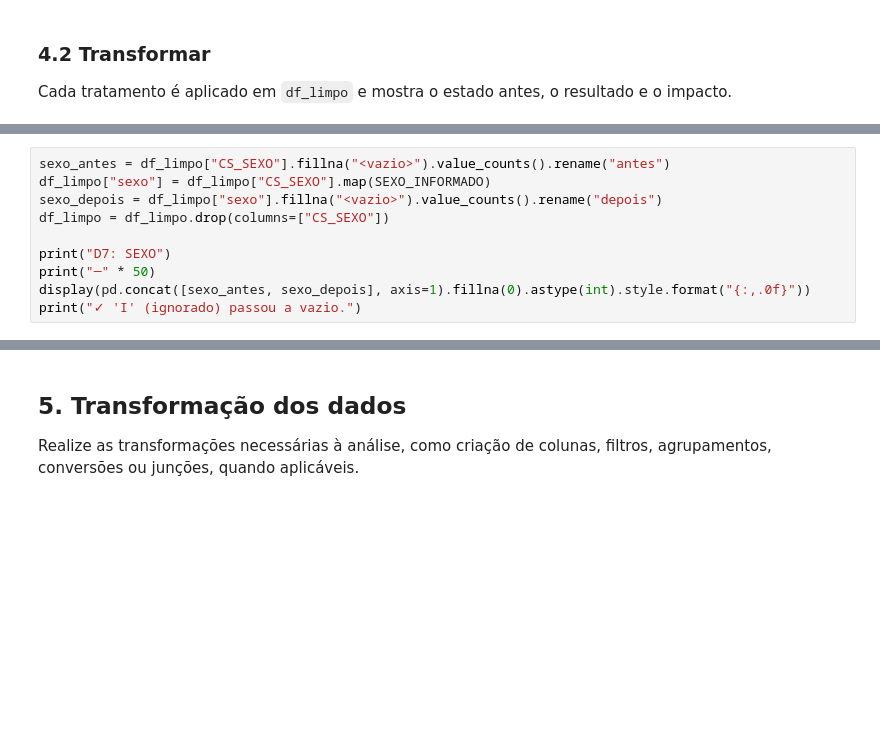
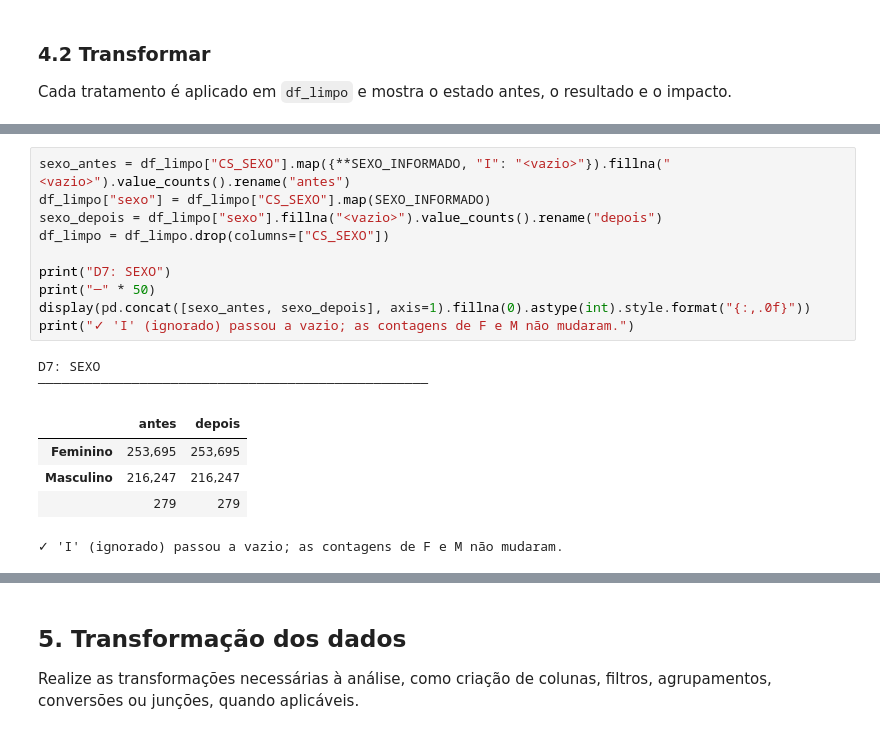
Before and after one commit to JoaoVictorCarvalho07/api-dados-abertos-saude, a Jupyter notebook: ra1/ra1_dengue_2026.ipynb, the cells around one changed output, grey strips where cells are left out. Drawn from its saved outputs; the diff is of its cells as text; blank space fills up the shorter version.

```diff
--- a/ra1/ra1_dengue_2026.ipynb
+++ b/ra1/ra1_dengue_2026.ipynb
@@ -583,13 +850,21 @@ print("✓ Exemplos: 4026 → 26 anos | 3008 → 0 anos (8 meses)")
 # %%
-sexo_antes = df_limpo["CS_SEXO"].fillna("<vazio>").value_counts().rename("antes")
+sexo_antes = df_limpo["CS_SEXO"].map({**SEXO_INFORMADO, "I": "<vazio>"}).fillna("<vazio>").value_counts().rename("antes")
 df_limpo["sexo"] = df_limpo["CS_SEXO"].map(SEXO_INFORMADO)
 sexo_depois = df_limpo["sexo"].fillna("<vazio>").value_counts().rename("depois")
 df_limpo = df_limpo.drop(columns=["CS_SEXO"])
 
 print("D7: SEXO")
 print("─" * 50)
 display(pd.concat([sexo_antes, sexo_depois], axis=1).fillna(0).astype(int).style.format("{:,.0f}"))
-print("✓ 'I' (ignorado) passou a vazio.")
+print("✓ 'I' (ignorado) passou a vazio; as contagens de F e M não mudaram.")
+# %% [output]
+D7: SEXO
+──────────────────────────────────────────────────
+|  | antes | depois |
+| Feminino | 253,695 | 253,695 |
+| Masculino | 216,247 | 216,247 |
+|  | 279 | 279 |
+✓ 'I' (ignorado) passou a vazio; as contagens de F e M não mudaram.
 # %%
 COLUNAS_SIM_NAO = {"HOSPITALIZ": "hospitalizado", "DIABETES": "diabetes", "HIPERTENSA": "hipertensao"}
 resumo_sim_nao = []
```
Also changed, not shown: parts of 30 cells of this notebook.
